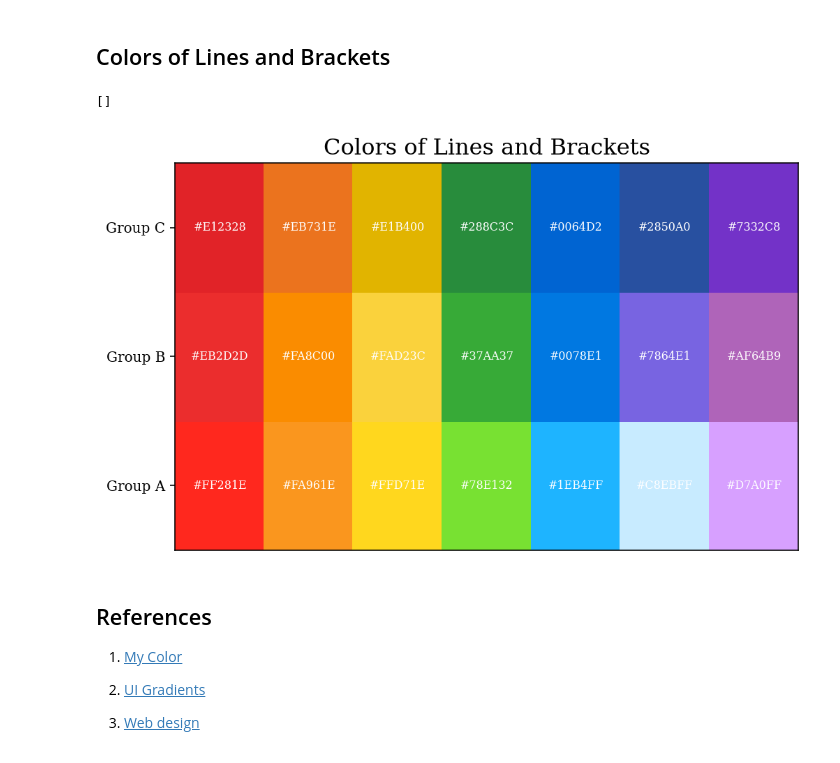
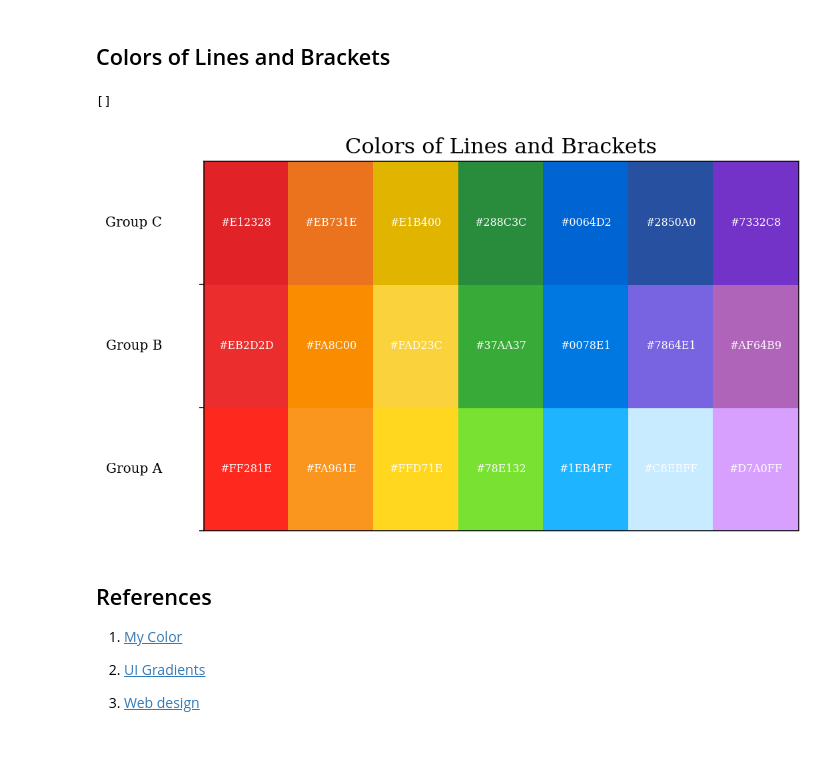
Before and after one commit to Photonico/Computational_Physics_Topics, a Jupyter notebook: Color References/Colors Demonstration.ipynb, the cells around one changed output. Cells and saved outputs as stored; diff of their text form; code cells hidden in the pictures.

```diff
--- a/Color References/Colors Demonstration.ipynb
+++ b/Color References/Colors Demonstration.ipynb
@@ -41,38 +41,40 @@ line_colors_C = ["#E12328", "#EB731E", "#E1B400", "#288C3C", "#0064D2", "#2850A0
 # Combine the color codes into a list
 line_colors = [line_colors_A, line_colors_B, line_colors_C]
 
 params = {"text.usetex": False, "font.family": "serif", "mathtext.fontset": "cm",
           "axes.titlesize": 16, "axes.labelsize": 14, "figure.facecolor": "w"}
 plt.rcParams.update(params)
 
 # Create a canvas
 fig, ax = plt.subplots(1, 1, figsize=(8,5), dpi=144)
 plt.title("Colors of Lines and Brackets")
 
 # Iterate through the color codes and draw the corresponding color blocks
 for row, color_row in enumerate(line_colors):
     for col, color in enumerate(color_row):
         # Draw a rectangle to represent the color
         rect = plt.Rectangle((col, row), 1, 1, color=color)
         ax.add_patch(rect)
         # Add the color code text in the middle of the rectangle
         plt.text(col + 0.5, row + 0.5, color, ha="center", va="center", fontsize=8, color="white")
 
 # Set the range and labels for the axes
 max_length = max(len(line_colors_A), len(line_colors_B), len(line_colors_C))
 ax.set_xlim(0, max_length)
 ax.set_ylim(0, len(line_colors))
+ax.set_yticks(range(len(line_colors)))
+ax.set_yticklabels(['' for _ in range(len(line_colors))])
 
-# Adjust position of y-axis labels by moving them up by 0.5
-adjusted_yticks = [y + 0.5 for y in range(len(line_colors))]
-ax.set_yticks(adjusted_yticks)
-ax.set_yticklabels(['Group A', 'Group B', 'Group C'])
+labels = ['Group A', 'Group B', 'Group C']
+yaxis_offset = 0.5  # move labels up by 0.5
+for i, label in enumerate(labels):
+    ax.text(-max_length*0.01, i + yaxis_offset, label, transform=ax.get_yaxis_transform(), ha='right', va='center')
 
 # Remove x-axis ticks
 ax.set_xticks([])
 # %% [output]
 []
-[figure, old version]
+[figure, new version]
 # %% [markdown]
 ## References
 
```
